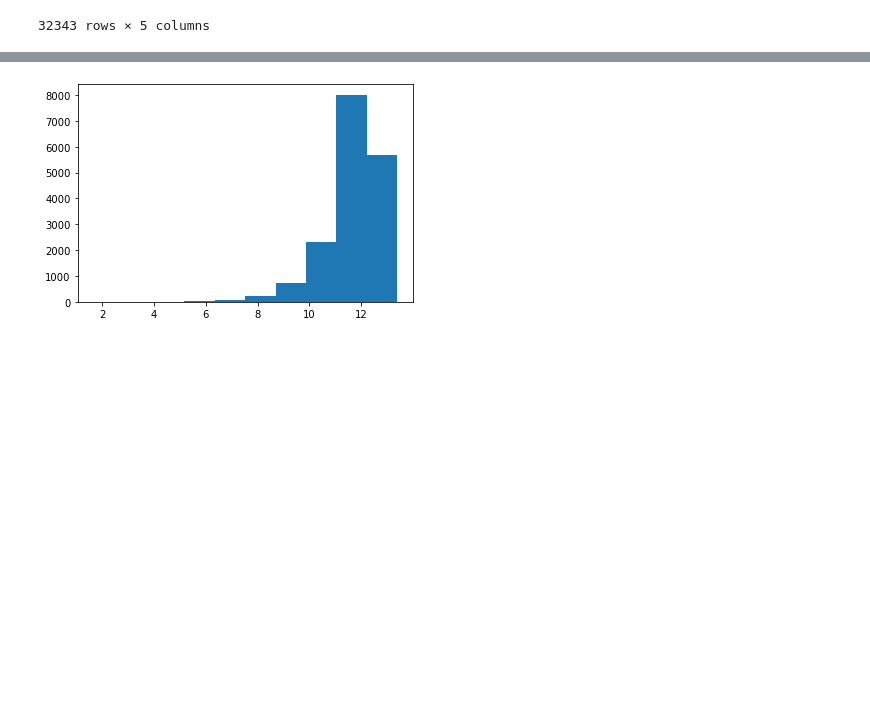
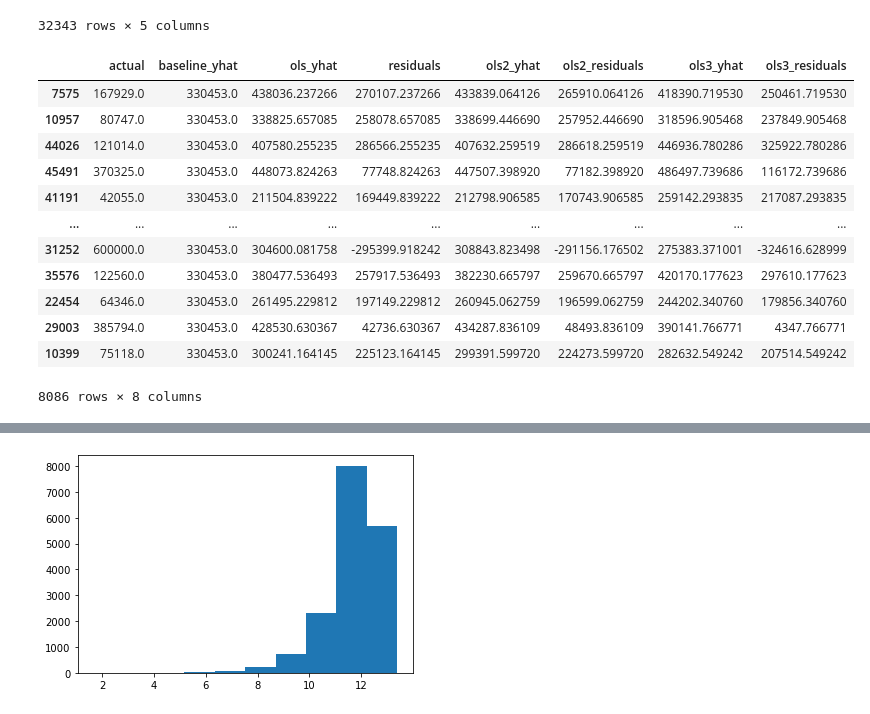
Before and after one commit to Jared-Godar/regression-project, a Jupyter notebook: zillo-project.ipynb, the cells around one changed output, grey strips where cells are left out. Drawn from its saved outputs; the diff is of its cells as text; code cells hidden in the pictures; blank space fills up the shorter version.

```diff
--- a/zillo-project.ipynb
+++ b/zillo-project.ipynb
@@ -1753,6 +1766,24 @@ ols_eval
 # %%
 ols_eval['ols3_yhat'] = ols3_model.predict(X_train)
 ols_eval['ols3_residuals'] = ols_eval.ols3_yhat - ols_eval.actual
+validate_eval['ols3_yhat'] = ols3_model.predict(X_validate)
+validate_eval['ols3_residuals'] = validate_eval.ols3_yhat - validate_eval.actual
+# %%
+validate_eval
+# %% [output]
+|  | actual | baseline_yhat | ols_yhat | residuals | ols2_yhat | ols2_residuals | ols3_yhat | ols3_residuals |
+| 7575 | 167929.0 | 330453.0 | 438036.237266 | 270107.237266 | 433839.064126 | 265910.064126 | 418390.719530 | 250461.719530 |
+| 10957 | 80747.0 | 330453.0 | 338825.657085 | 258078.657085 | 338699.446690 | 257952.446690 | 318596.905468 | 237849.905468 |
+| 44026 | 121014.0 | 330453.0 | 407580.255235 | 286566.255235 | 407632.259519 | 286618.259519 | 446936.780286 | 325922.780286 |
+| 45491 | 370325.0 | 330453.0 | 448073.824263 | 77748.824263 | 447507.398920 | 77182.398920 | 486497.739686 | 116172.739686 |
+| 41191 | 42055.0 | 330453.0 | 211504.839222 | 169449.839222 | 212798.906585 | 170743.906585 | 259142.293835 | 217087.293835 |
+| ... | ... | ... | ... | ... | ... | ... | ... | ... |
+| 31252 | 600000.0 | 330453.0 | 304600.081758 | -295399.918242 | 308843.823498 | -291156.176502 | 275383.371001 | -324616.628999 |
+| 35576 | 122560.0 | 330453.0 | 380477.536493 | 257917.536493 | 382230.665797 | 259670.665797 | 420170.177623 | 297610.177623 |
+| 22454 | 64346.0 | 330453.0 | 261495.229812 | 197149.229812 | 260945.062759 | 196599.062759 | 244202.340760 | 179856.340760 |
+| 29003 | 385794.0 | 330453.0 | 428530.630367 | 42736.630367 | 434287.836109 | 48493.836109 | 390141.766771 | 4347.766771 |
+| 10399 | 75118.0 | 330453.0 | 300241.164145 | 225123.164145 | 299391.599720 | 224273.599720 | 282632.549242 | 207514.549242 |
+8086 rows × 8 columns
 # %%
 ols_eval
 # %% [output]
```
Also changed, not shown: parts of 4 cells of this notebook.
